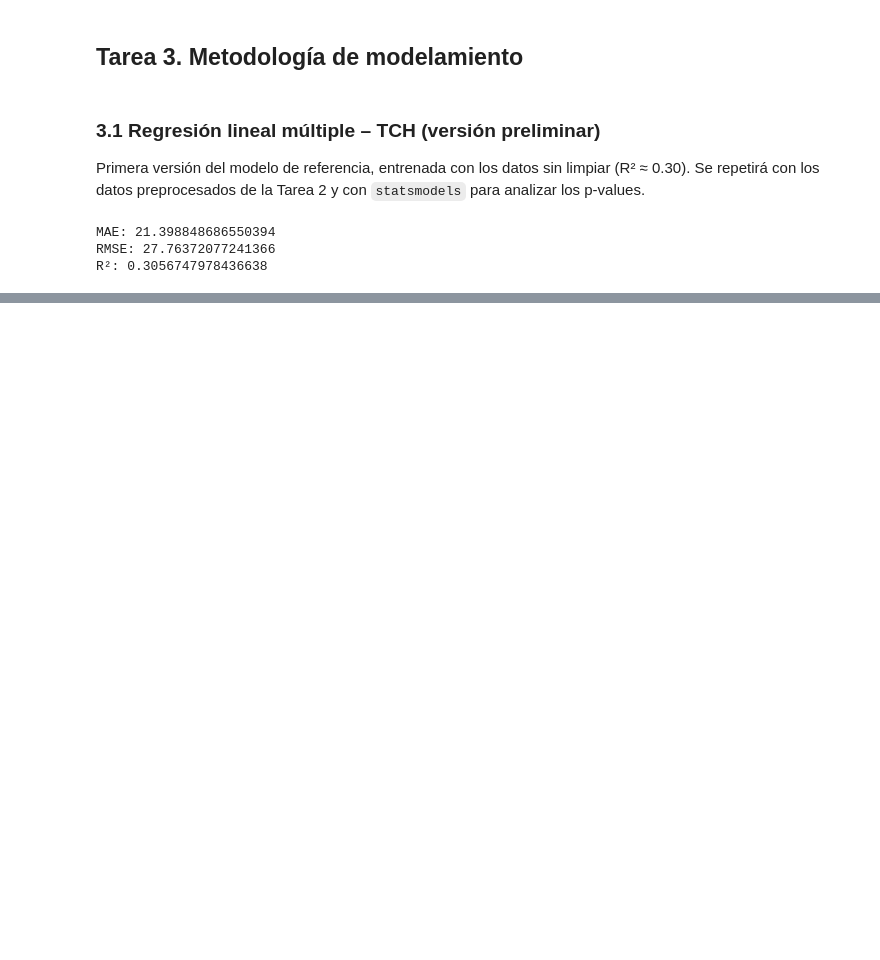
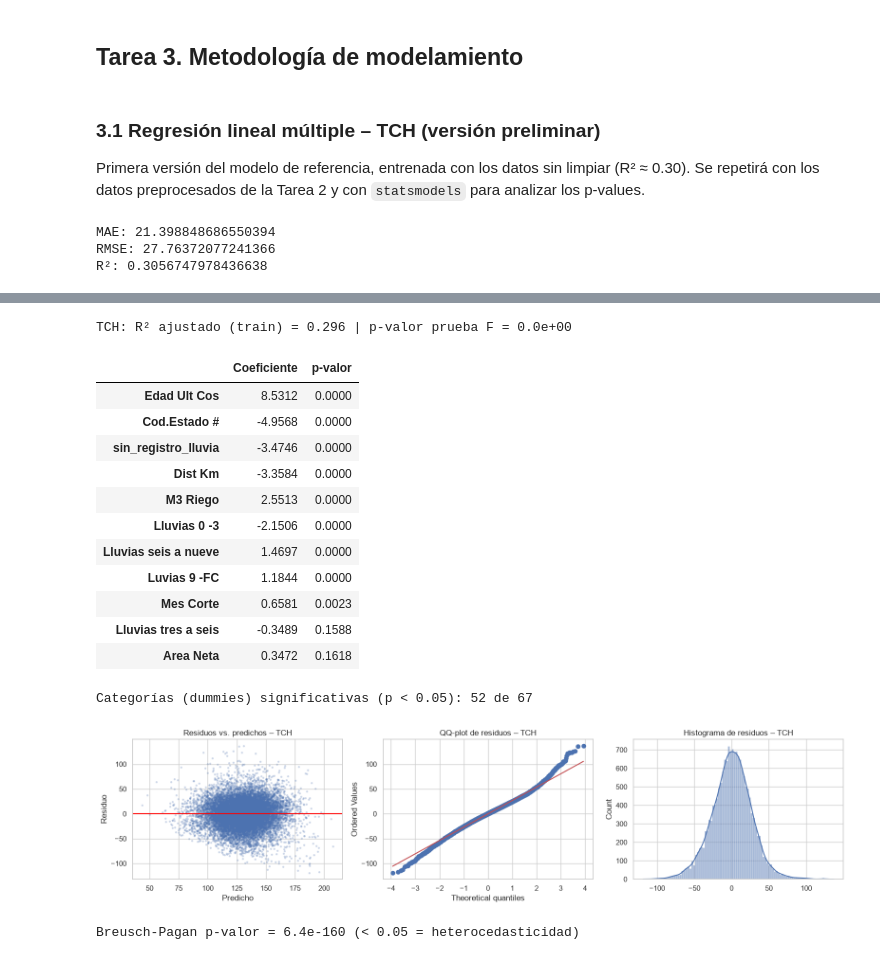
Before and after one commit to Sammmy1911/TallerAPO_Sweet, a Jupyter notebook: SweetLearning.ipynb, the cells around one changed output, grey strips where cells are left out. Drawn from its saved outputs; the diff is of its cells as text; code cells hidden in the pictures; blank space fills up the shorter version.

```diff
--- a/SweetLearning.ipynb
+++ b/SweetLearning.ipynb
@@ -611,2 +848,21 @@ Aunque la mayoría de las correlaciones son bajas o moderadas, estos resultados
 # %% [markdown]
 ### 2.15 Multicolinealidad (VIF)
+# %%
+def calcular_vif(df, columnas):
+    datos = sm.add_constant(df[columnas].select_dtypes("number").dropna())
+    vif = pd.Series([variance_inflation_factor(datos.values, i) for i in range(datos.shape[1])],
+                    index=datos.columns).drop("const")
+    return vif.sort_values(ascending=False).round(2)
+
+
+print("VIF con todos los predictores de TCH:")
+print(calcular_vif(historico_limpio, predictores_tch).head(4))
+
+# Para la regresión lineal se quita Edad Plantacion (duplica a Cod.Estado #)
+predictores_tch_lineal = [c for c in predictores_tch if c != "Edad Plantacion (años)"]
+predictores_sacarosa_lineal = [c for c in predictores_sacarosa if c != "Edad Plantacion (años)"]
+
+print("\nVIF modelo lineal TCH:")
+print(calcular_vif(historico_limpio, predictores_tch_lineal).head(4))
+print("\nVIF modelo lineal %Sac.Caña:")
+print(calcular_vif(historico_limpio, predictores_sacarosa_lineal).head(4))
@@ -706,0 +1100,58 @@ R²: 0.3056747978436638
+# %%
+def ajustar_ols(X_train, X_test, y_train, y_test, objetivo):
+    prep = crear_preprocesamiento(X_train)
+    Xtr = sm.add_constant(pd.DataFrame(prep.fit_transform(X_train),
+                                       columns=prep.get_feature_names_out(), index=X_train.index))
+    Xte = sm.add_constant(pd.DataFrame(prep.transform(X_test),
+                                       columns=prep.get_feature_names_out(), index=X_test.index),
+                          has_constant="add")
+    ols = sm.OLS(y_train, Xtr).fit()
+
+    print(f"{objetivo}: R² ajustado (train) = {ols.rsquared_adj:.3f} | p-valor prueba F = {ols.f_pvalue:.1e}")
+    numericas = X_train.select_dtypes("number").columns
+    display(pd.DataFrame({"Coeficiente": ols.params[numericas], "p-valor": ols.pvalues[numericas]})
+            .sort_values("p-valor").round(4))
+    dummies = ols.pvalues.drop(["const", *numericas])
+    print(f"Categorías (dummies) significativas (p < 0.05): {(dummies < 0.05).sum()} de {len(dummies)}")
+
+    # Supuestos del modelo
+    residuos = ols.resid
+    fig, axes = plt.subplots(1, 3, figsize=(16, 4))
+    axes[0].scatter(ols.fittedvalues, residuos, alpha=0.2, s=5)
+    axes[0].axhline(0, color="red")
+    axes[0].set(title=f"Residuos vs. predichos – {objetivo}", xlabel="Predicho", ylabel="Residuo")
+    stats.probplot(residuos, plot=axes[1])
+    axes[1].set_title(f"QQ-plot de residuos – {objetivo}")
+    sns.histplot(residuos, kde=True, ax=axes[2])
+    axes[2].set_title(f"Histograma de residuos – {objetivo}")
+    plt.tight_layout()
+    plt.show()
+    print(f"Breusch-Pagan p-valor = {het_breuschpagan(residuos, Xtr)[1]:.1e} (< 0.05 = heterocedasticidad)")
+
+    # Validación cruzada (5 vueltas) sobre el entrenamiento con el modelo lineal equivalente
+    pipeline = Pipeline([("prep", crear_preprocesamiento(X_train)), ("modelo", LinearRegression())])
+    rmse_cv = -cross_val_score(pipeline, X_train, y_train, cv=5,
+                               scoring="neg_root_mean_squared_error").mean()
+    return metricas(y_test, ols.predict(Xte), "Regresión lineal (OLS)", objetivo, rmse_cv)
+
+
+columnas_lineal_tch = predictores_tch_lineal + ["sin_registro_lluvia"]
+resultados.append(ajustar_ols(X_train_tch[columnas_lineal_tch], X_test_tch[columnas_lineal_tch],
+                              y_train_tch, y_test_tch, "TCH"))
+# %% [output]
+TCH: R² ajustado (train) = 0.296 | p-valor prueba F = 0.0e+00
+|  | Coeficiente | p-valor |
+| Edad Ult Cos | 8.5312 | 0.0000 |
+| Cod.Estado # | -4.9568 | 0.0000 |
+| sin_registro_lluvia | -3.4746 | 0.0000 |
+| Dist Km | -3.3584 | 0.0000 |
+| M3 Riego | 2.5513 | 0.0000 |
+| Lluvias 0 -3 | -2.1506 | 0.0000 |
+| Lluvias seis a nueve | 1.4697 | 0.0000 |
+| Luvias 9 -FC | 1.1844 | 0.0000 |
+| Mes Corte | 0.6581 | 0.0023 |
+| Lluvias tres a seis | -0.3489 | 0.1588 |
+| Area Neta | 0.3472 | 0.1618 |
+Categorías (dummies) significativas (p < 0.05): 52 de 67
+[figure, added]
+Breusch-Pagan p-valor = 6.4e-160 (< 0.05 = heterocedasticidad)
```
Also changed, not shown: parts of 48 cells of this notebook.
